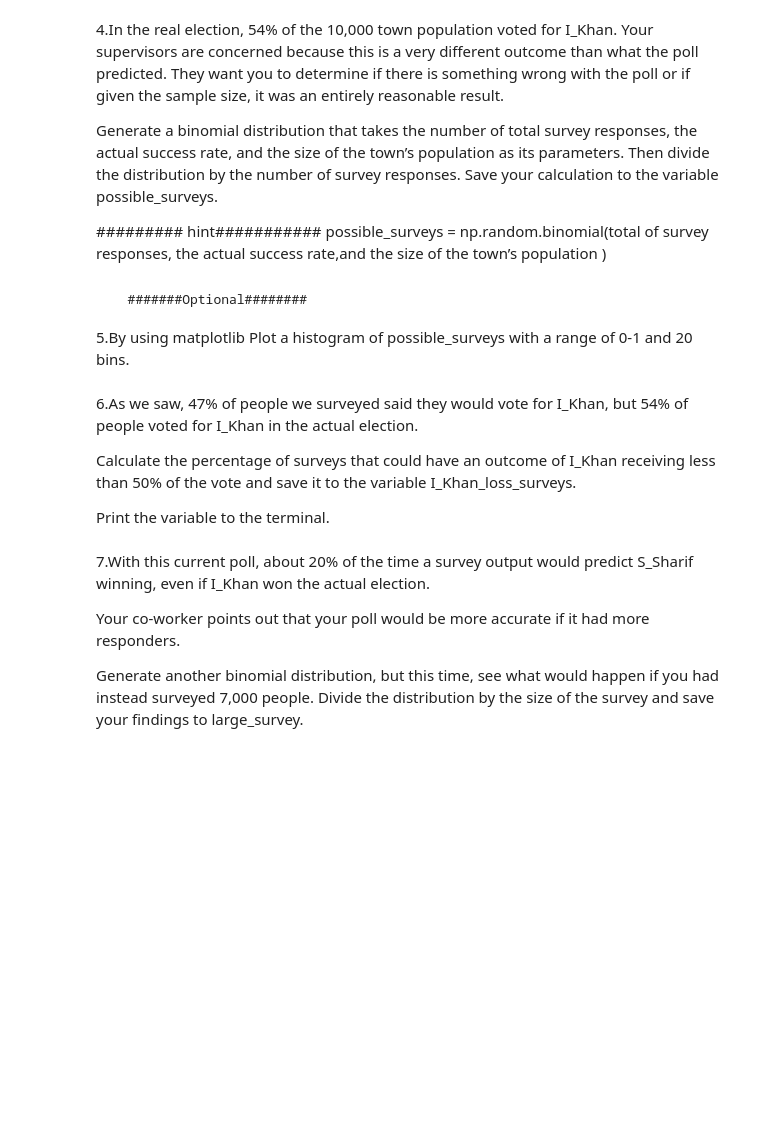
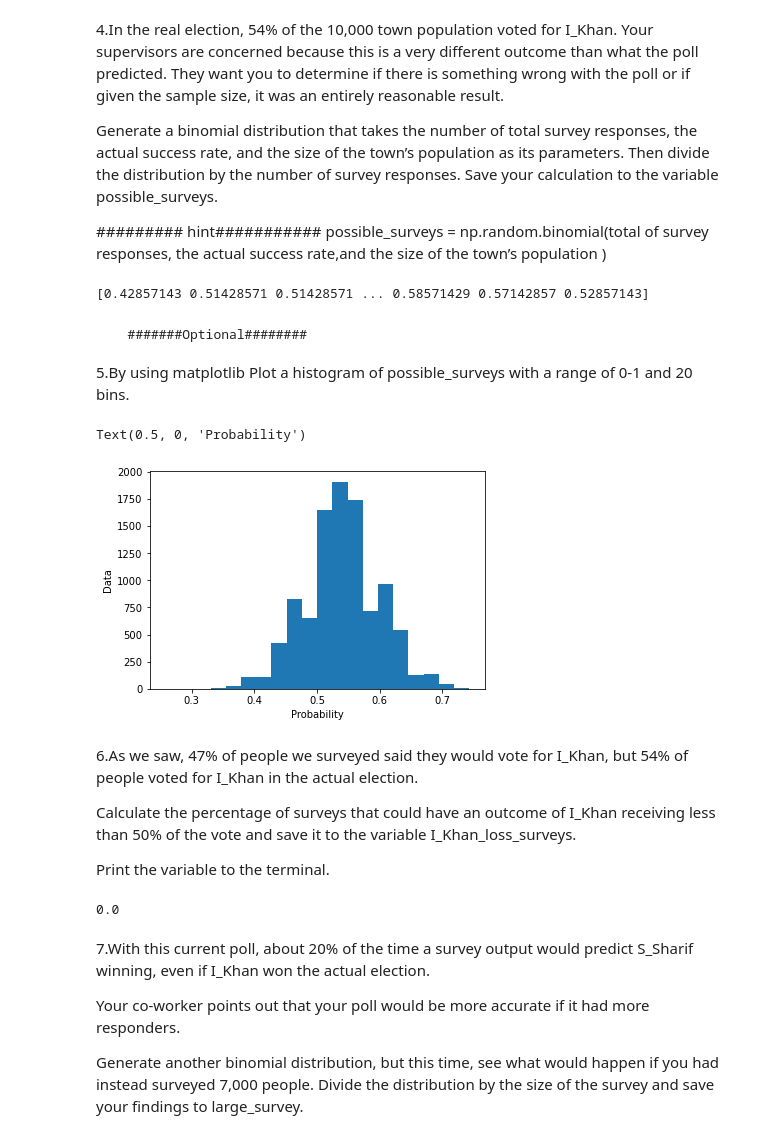
Before and after one commit to SMAshhar/AI-Quarter2-Assignments, a Jupyter notebook: NumpyTask3/Numpy_Task3.ipynb, the cells around one changed output. Cells and saved outputs as stored; diff of their text form; code cells hidden in the pictures; blank space fills up the shorter version.

```diff
--- a/NumpyTask3/Numpy_Task3.ipynb
+++ b/NumpyTask3/Numpy_Task3.ipynb
@@ -33,3 +35,5 @@ survey_responses = ['Ceballos', 'Kerrigan', 'Ceballos', 'Ceballos', 'Ceballos','
                     'Kerrigan', 'Kerrigan', 'Kerrigan', 'Ceballos']
 
 #type your code here
+survey_responses = ["I_Khan" if name == 'Ceballos' else "S_Sharif" for name in survey_responses]
+print(survey_responses)
@@ -49,6 +60,10 @@ possible_surveys =
 np.random.binomial(total of survey responses, the actual success rate,and the size of the town’s population )
 # %%
 #type your code here
+possible_surveys = np.random.binomial(len(survey_responses), .54, 10000)/len(survey_responses)
+print(possible_surveys)
+# %% [output]
+[0.42857143 0.51428571 0.51428571 ... 0.58571429 0.57142857 0.52857143]
 # %% [markdown]
 
       #######Optional########
@@ -58,3 +71,12 @@ np.random.binomial(total of survey responses, the actual success rate,and the si
+# %%
+#type your code here
+import matplotlib.pyplot as plt
+plt.hist(possible_surveys, density=False, bins=20)  # `density=False` would make counts
+plt.ylabel('Data')
+plt.xlabel('Probability')
+# %% [output]
+Text(0.5, 0, 'Probability')
+[figure, added]
 # %% [markdown]
 6.As we saw, 47% of people we surveyed said they would vote for I_Khan, but 54% of people voted for I_Khan in the actual election.
 
@@ -63,6 +85,10 @@ Calculate the percentage of surveys that could have an outcome of I_Khan receivi
 Print the variable to the terminal.
 # %%
 #type your code here
+I_Khan_loss_survey = np.mean(possible_surveys < .50)
+print(I_Khan_loss_survey)
+# %% [output]
+0.0
 # %% [markdown]
 7.With this current poll, about 20% of the time a survey output would predict S_Sharif winning, even if I_Khan won the actual election.
 
```
Also changed, not shown: parts of 8 cells of this notebook.
